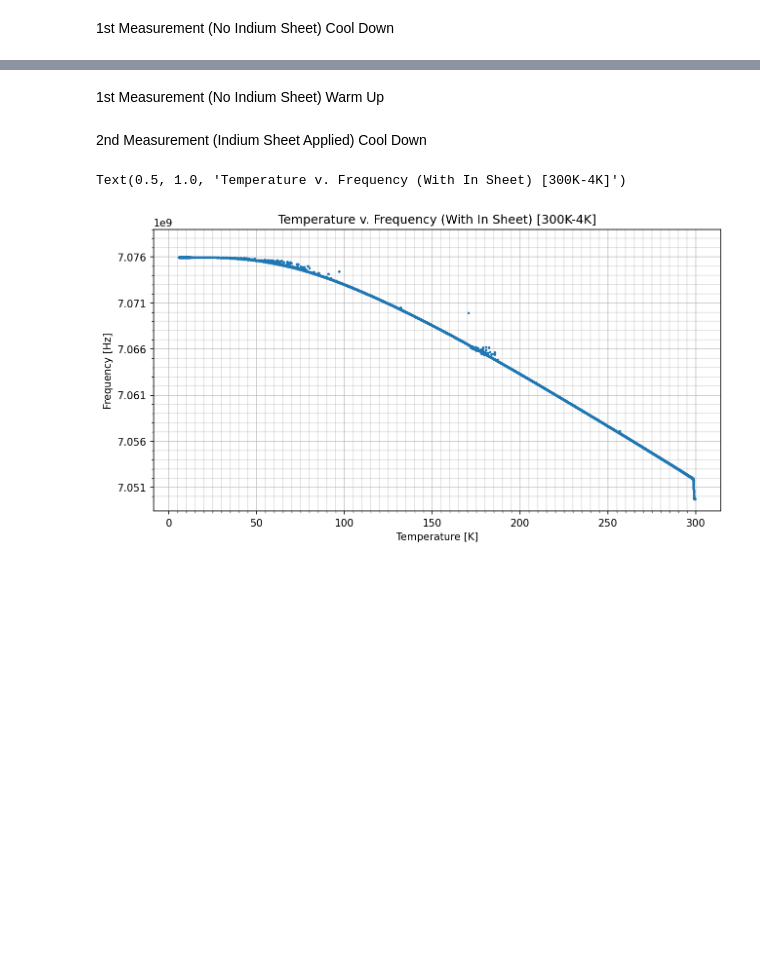
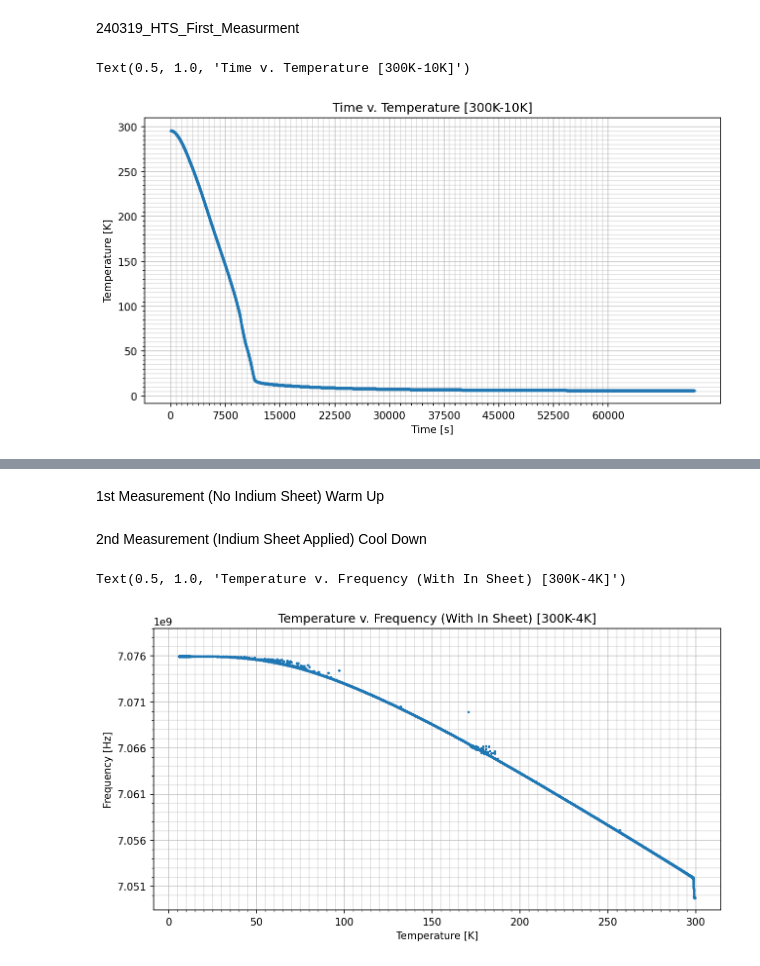
Before and after one commit to peanutflavorbean/CAPP, a Jupyter notebook: Octagon_Two_Cell/Qplot.ipynb, the cells around one changed output, grey strips where cells are left out. Saved outputs shown, nothing was run; the diff lists cells and outputs as text; code cells hidden in the pictures; blank space fills up the shorter version.

```diff
--- a/Octagon_Two_Cell/Qplot.ipynb
+++ b/Octagon_Two_Cell/Qplot.ipynb
@@ -5,27 +5,30 @@ from scipy.optimize import curve_fit
 import matplotlib.pyplot as plt
 import pandas as pd
 
-df1 = pd.read_csv("./240220_122537_tracking_TwoCellCopper01_300-4K_without_coupling.csv",encoding = 'utf-8-sig')
+df1 = pd.read_csv("./240417_175209_tracking_Delaminated_Fujikura_Octagon_2-cell_300-6K_without_coupling.csv",encoding = 'utf-8-sig')
 
 t = df1['time']
 temp = df1['temp4']
 f = df1['Mode1_f0']
 Q = df1['Mode1_ql']
-# %% [markdown]
-1st Measurement (No Indium Sheet) Cool Down
+# %% [markdown]
+240319_HTS_First_Measurment
 # %%
 fig,axs = plt.subplots(1,1,figsize=(10,5),dpi=150)
 axs.plot(t,temp,marker='.',linestyle='None',markersize=3)
-axs.set_xticks(np.arange(0,20001,2500))
-axs.set_xticks(np.arange(0,20000,250),minor=True)
+axs.set_xticks(np.arange(0,60001,7500))
+axs.set_xticks(np.arange(0,60000,750),minor=True)
 axs.set_yticks(np.arange(0,301,50))
 axs.set_yticks(np.arange(0,300,5),minor=True)
 axs.grid(which='major',alpha=0.7)
 axs.grid(which='minor',alpha=0.4)
 axs.set_xlabel("Time [s]")
 axs.set_ylabel("Temperature [K]")
-axs.set_title("Time v. Temperature [300K-4K]")
-plt.close()
+axs.set_title("Time v. Temperature [300K-10K]")
+#plt.close()
+# %% [output]
+Text(0.5, 1.0, 'Time v. Temperature [300K-10K]')
+[figure, added]
 # %%
 fig,axs = plt.subplots(1,1,figsize=(10,5),dpi=150)
 axs.plot(temp,f,marker='.',linestyle='None',markersize=3)
```
Also changed, not shown: parts of 2 cells of this notebook, 6 other files.
